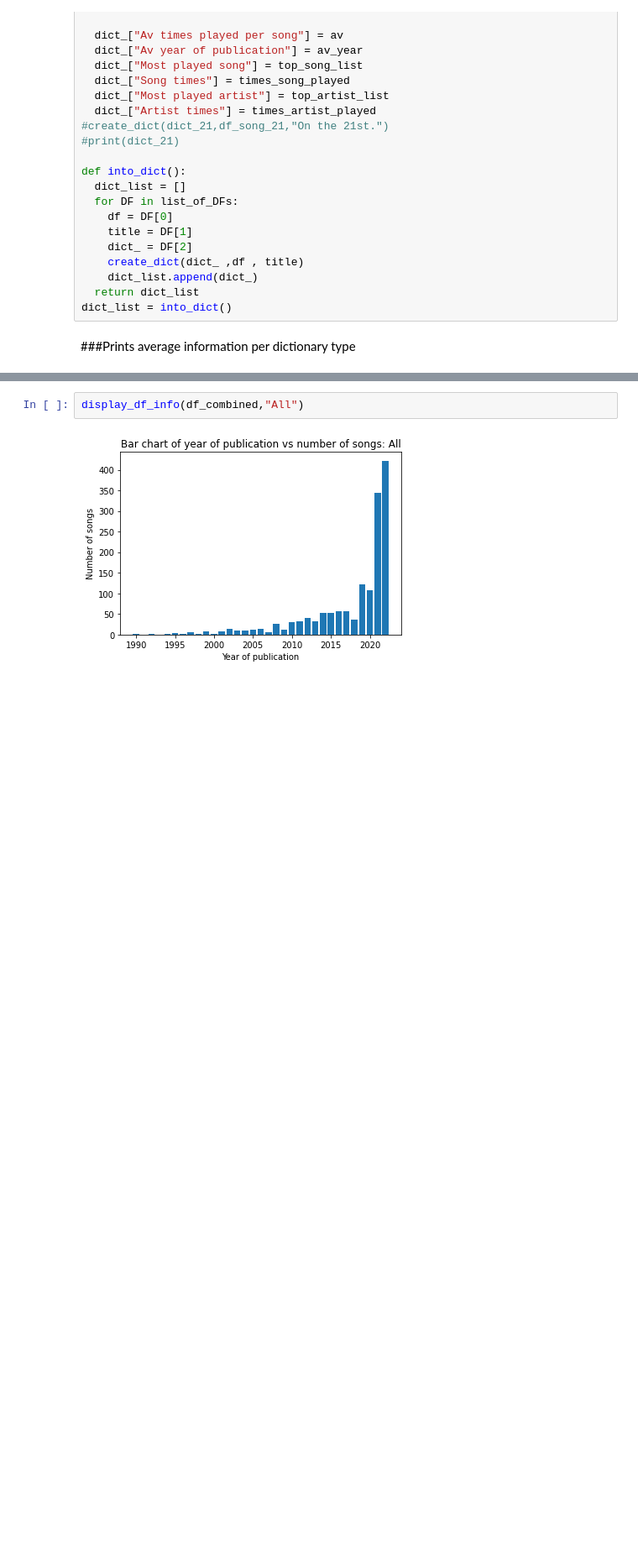
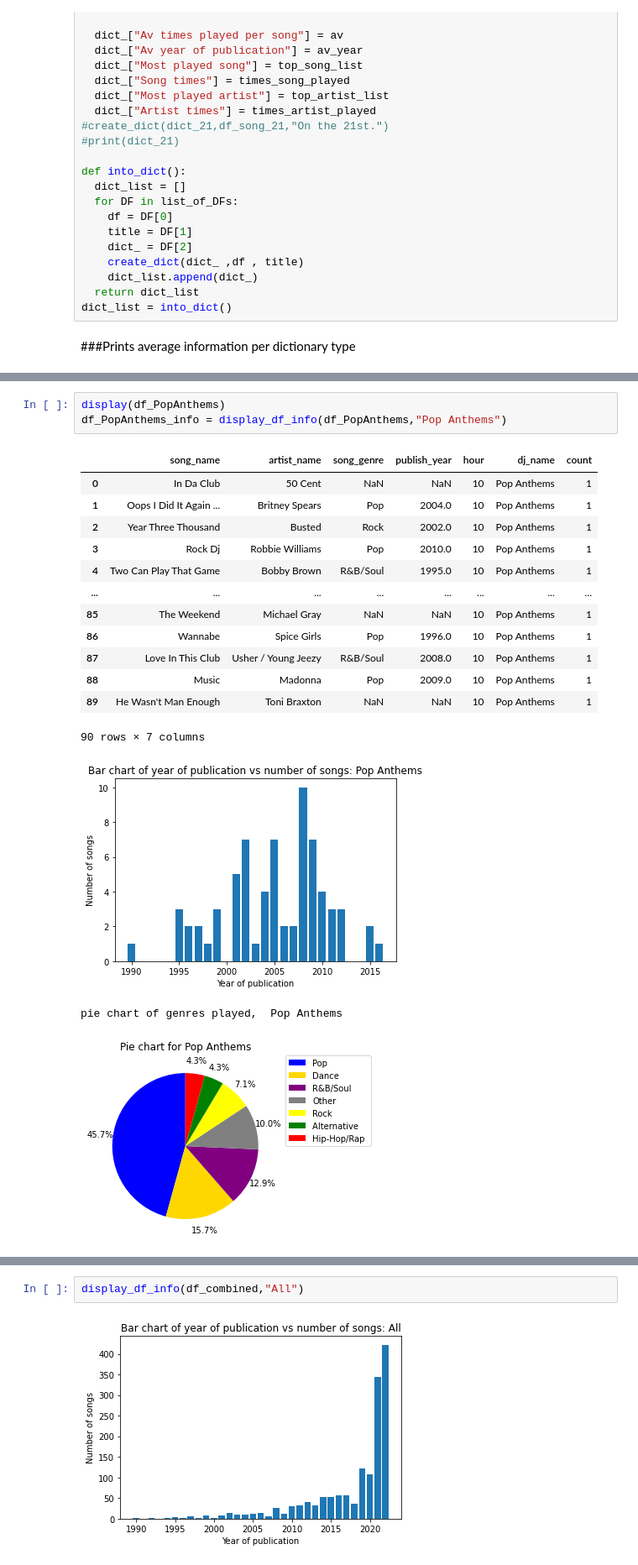
Before and after one commit to SebastienBienfait/L2C-Data-managment, a Jupyter notebook: Data_Exploration_use_data.ipynb, the cells around one changed output, grey strips where cells are left out. Shown at 84% size. Drawn from its saved outputs; the diff is of its cells as text; blank space fills up the shorter version.

```diff
--- a/Data_Exploration_use_data.ipynb
+++ b/Data_Exploration_use_data.ipynb
@@ -703,0 +644,20 @@ Singer/Songwriter   is not in
+# %%
+display(df_PopAnthems)
+df_PopAnthems_info = display_df_info(df_PopAnthems,"Pop Anthems")
+# %% [output]
+|  | song_name | artist_name | song_genre | publish_year | hour | dj_name | count |
+| 0 | In Da Club | 50 Cent | NaN | NaN | 10 | Pop Anthems | 1 |
+| 1 | Oops I Did It Again ... | Britney Spears | Pop | 2004.0 | 10 | Pop Anthems | 1 |
+| 2 | Year Three Thousand | Busted | Rock | 2002.0 | 10 | Pop Anthems | 1 |
+| 3 | Rock Dj | Robbie Williams | Pop | 2010.0 | 10 | Pop Anthems | 1 |
+| 4 | Two Can Play That Game | Bobby Brown | R&B/Soul | 1995.0 | 10 | Pop Anthems | 1 |
+| ... | ... | ... | ... | ... | ... | ... | ... |
+| 85 | The Weekend | Michael Gray | NaN | NaN | 10 | Pop Anthems | 1 |
+| 86 | Wannabe | Spice Girls | Pop | 1996.0 | 10 | Pop Anthems | 1 |
+| 87 | Love In This Club | Usher / Young Jeezy | R&B/Soul | 2008.0 | 10 | Pop Anthems | 1 |
+| 88 | Music | Madonna | Pop | 2009.0 | 10 | Pop Anthems | 1 |
+| 89 | He Wasn't Man Enough | Toni Braxton | NaN | NaN | 10 | Pop Anthems | 1 |
+90 rows × 7 columns
+[figure, added]
+pie chart of genres played,  Pop Anthems
+[figure, added]
```
Also changed, not shown: parts of 30 cells of this notebook.
